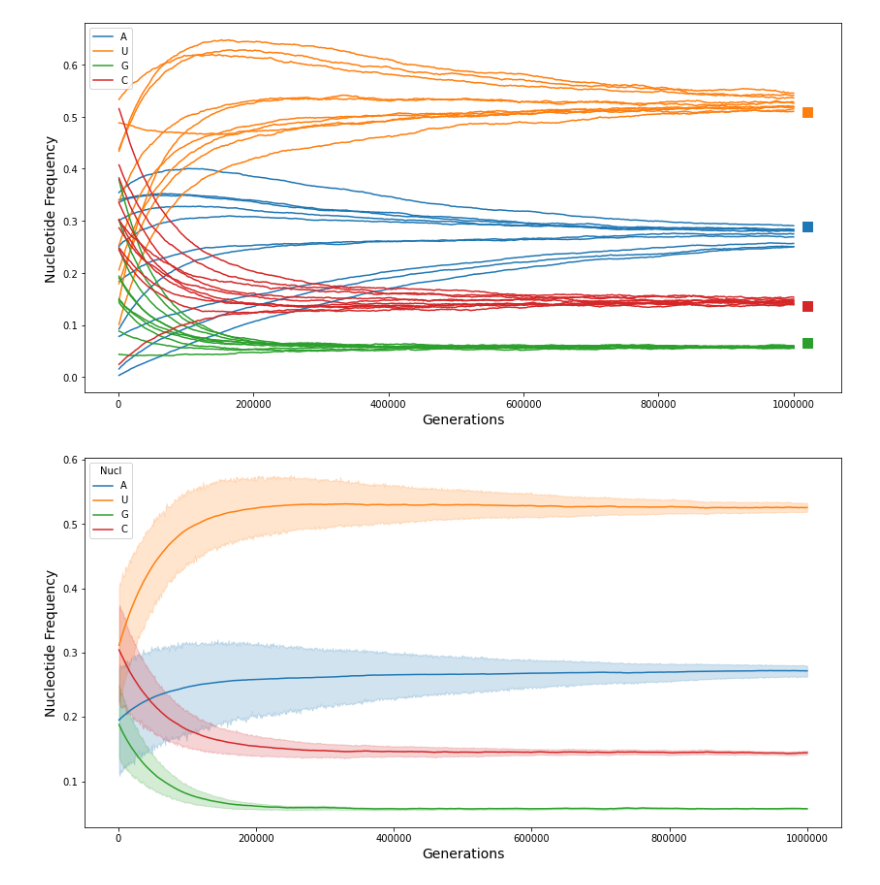
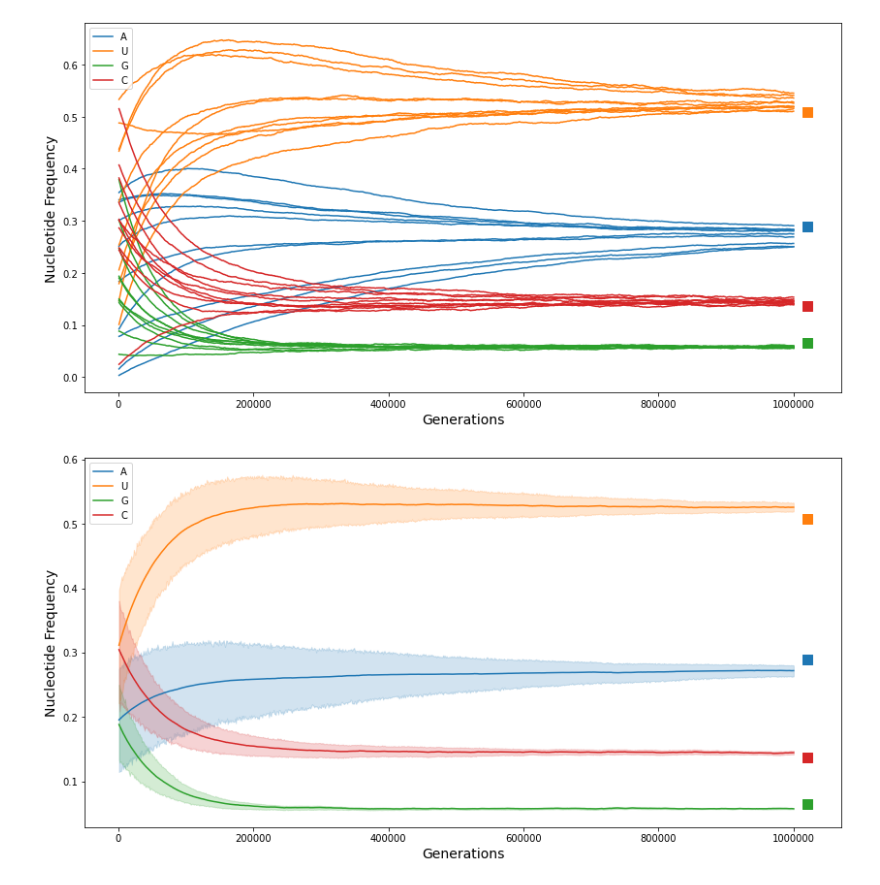
Before and after one commit to KPOTOH/sars-cov-2, a Jupyter notebook: nb/simulation_plot.ipynb, the cells around one changed output. Cells and saved outputs as stored; diff of their text form; code cells hidden in the pictures.

Commit message:
sim plot nb update

```diff
--- a/nb/simulation_plot.ipynb
+++ b/nb/simulation_plot.ipynb
@@ -75,10 +74,16 @@ plt.show()
 [figure]
 # %%
 plt.figure(figsize=(14, 7))
-ax = sns.lineplot(data=df_melted, x="Gener", y="Fr", hue="Nucl", dashes=False)
+ax = sns.lineplot(data=df_melted, x="Gener", y="Fr", hue="Nucleotide", dashes=False)
+
+for nucl, fr in nucl_freqs.items():
+    plt.scatter([1_020_000], [fr / sum(nucl_freqs.values())], marker="s", s=100)
+
 ax.set_xlabel("Generations", fontdict={"fontsize": 14})
 ax.set_ylabel("Nucleotide Frequency", fontdict={"fontsize": 14})
 ax.xaxis.set_major_formatter(matplotlib.ticker.StrMethodFormatter("{x:.0f}"))
+plt.legend(loc=2)
+plt.savefig("../figures/simulation_smooth.pdf")
 plt.show()
 # %% [output]
-[figure, old version]
+[figure, new version]
```
Also changed, not shown: parts of 2 cells of this notebook, 1 other file.
